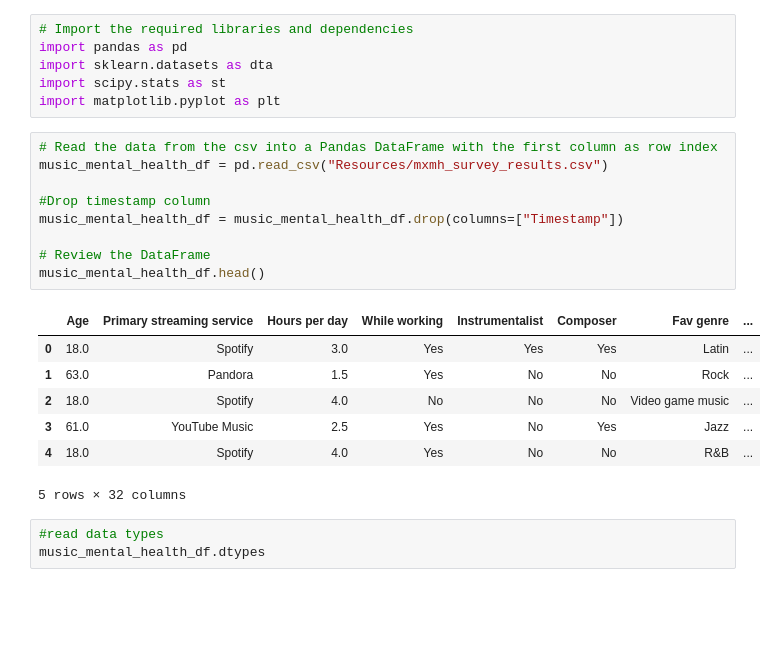
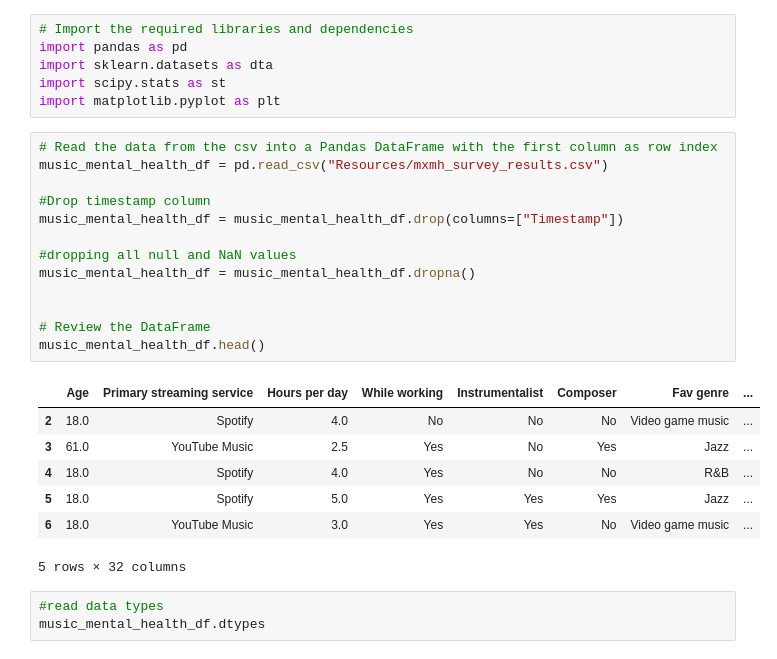
Before and after one commit to jdanielle12/project1, a Jupyter notebook: music_and_mental_health.ipynb, the cells around one changed output. Cells and saved outputs as stored; diff of their text form; blank space fills up the shorter version.

```diff
--- a/music_and_mental_health.ipynb
+++ b/music_and_mental_health.ipynb
@@ -7,19 +7,23 @@ import matplotlib.pyplot as plt
 # %%
 # Read the data from the csv into a Pandas DataFrame with the first column as row index
 music_mental_health_df = pd.read_csv("Resources/mxmh_survey_results.csv")
 
 #Drop timestamp column
 music_mental_health_df = music_mental_health_df.drop(columns=["Timestamp"])
 
+#dropping all null and NaN values
+music_mental_health_df = music_mental_health_df.dropna()
+
+
 # Review the DataFrame
 music_mental_health_df.head()
 # %% [output]
 |  | Age | Primary streaming service | Hours per day | While working | Instrumentalist | Composer | Fav genre | ... |
-| 0 | 18.0 | Spotify | 3.0 | Yes | Yes | Yes | Latin | ... |
-| 1 | 63.0 | Pandora | 1.5 | Yes | No | No | Rock | ... |
 | 2 | 18.0 | Spotify | 4.0 | No | No | No | Video game music | ... |
 | 3 | 61.0 | YouTube Music | 2.5 | Yes | No | Yes | Jazz | ... |
 | 4 | 18.0 | Spotify | 4.0 | Yes | No | No | R&B | ... |
+| 5 | 18.0 | Spotify | 5.0 | Yes | Yes | Yes | Jazz | ... |
+| 6 | 18.0 | YouTube Music | 3.0 | Yes | Yes | No | Video game music | ... |
 5 rows × 32 columns
 # %%
 #read data types
```
Also changed, not shown: parts of 4 cells of this notebook.
